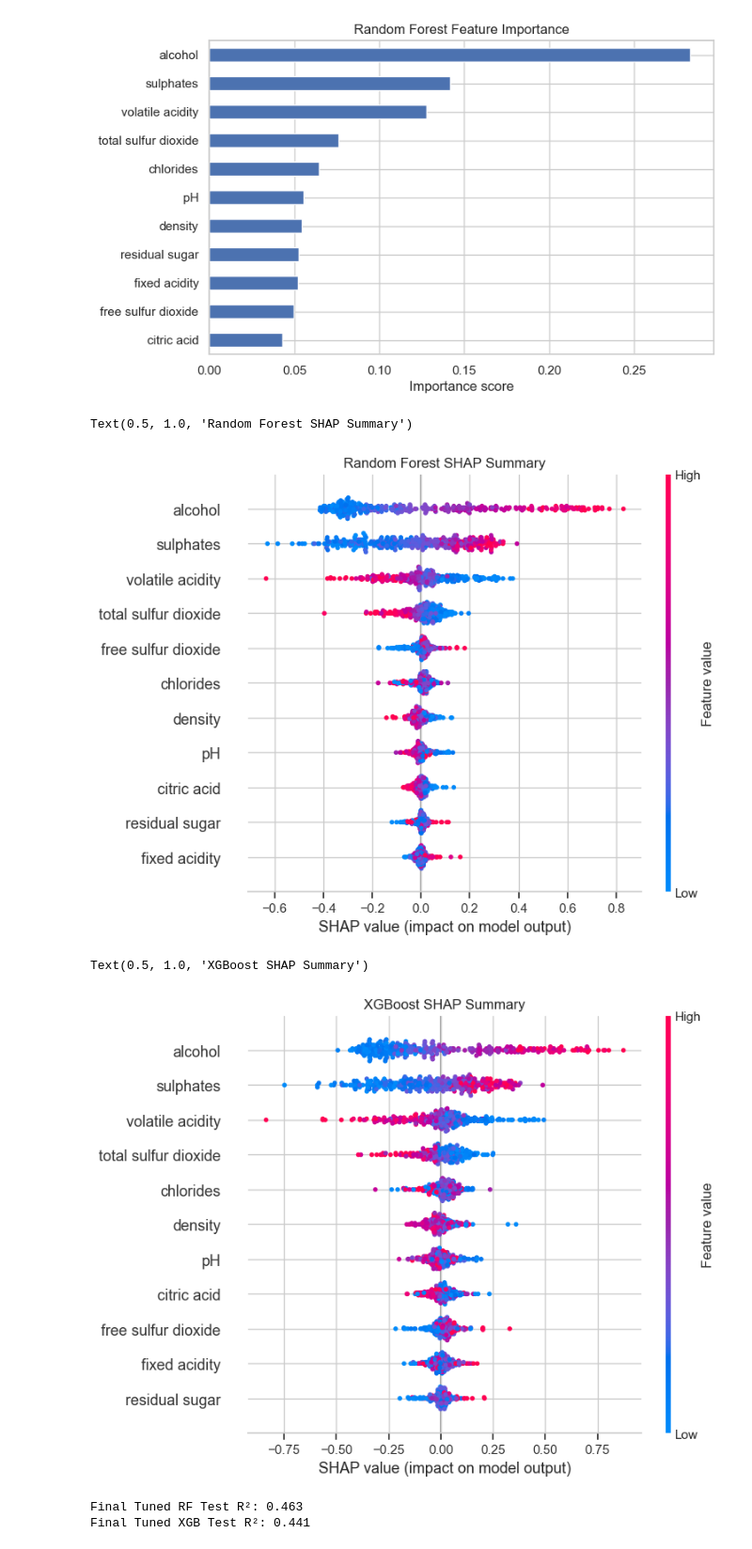
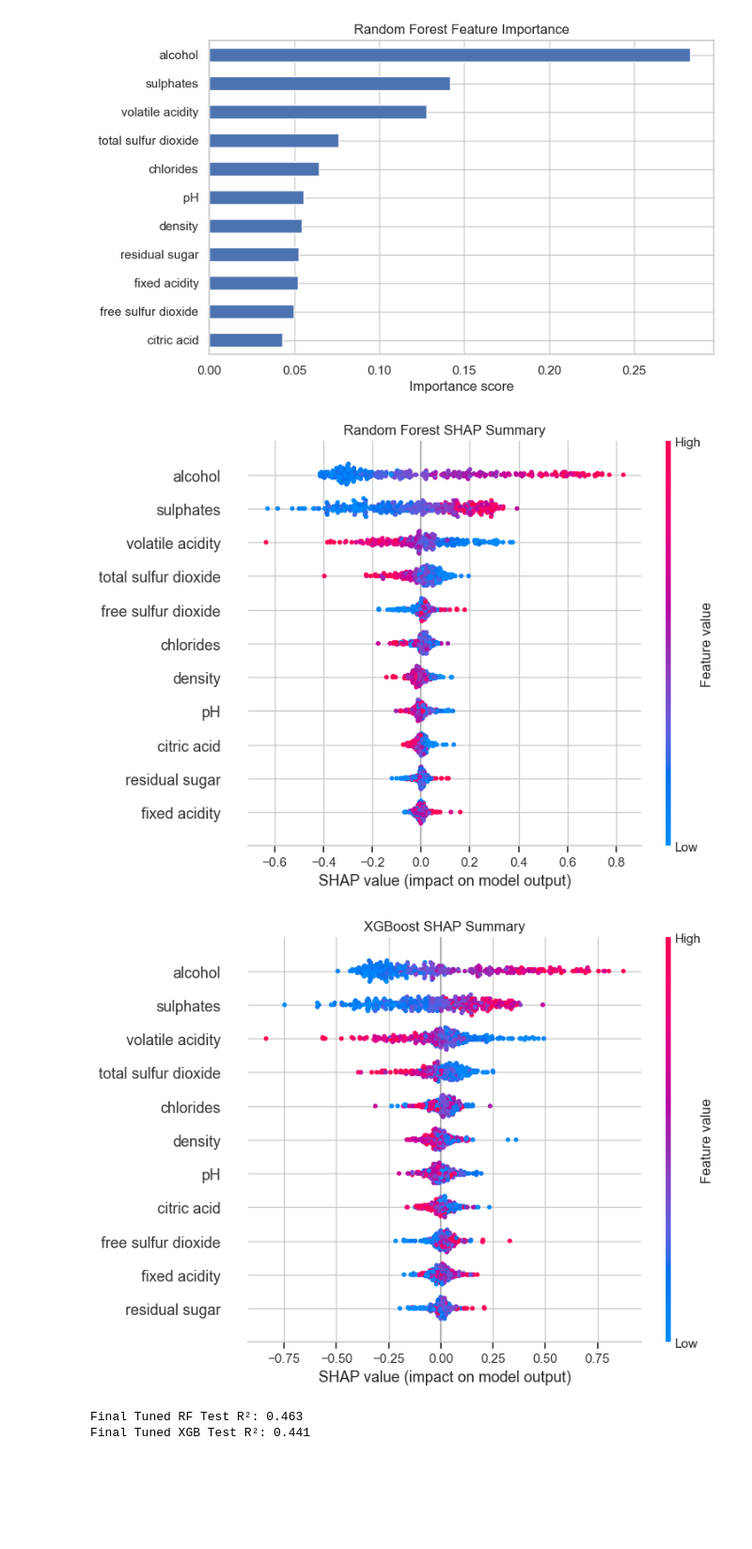
Before and after one commit to benmckenz000/wine-quality-modeling, a Jupyter notebook: wine_quality.ipynb, the cells around one changed output. Shown at 94% size. Cells and saved outputs as stored; diff of their text form; code cells hidden in the pictures; blank space fills up the shorter version.

```diff
--- a/wine_quality.ipynb
+++ b/wine_quality.ipynb
@@ -365,24 +366,22 @@ plt.xlabel("Importance score")
 plt.show()
 # %% [output]
 [figure]
-# %%
-explain_rf = shap.TreeExplainer(best_rf)
-shap_values_rf = explain_rf.shap_values(X_test)
-
-shap.summary_plot(shap_values_rf, X_test, show=False)
-plt.title("Random Forest SHAP Summary")
-# %% [output]
-Text(0.5, 1.0, 'Random Forest SHAP Summary')
-[figure, removed]
-# %%
-explain_xgb = shap.TreeExplainer(best_xgb)
-shap_values_xgb = explain_xgb.shap_values(X_test)
-
-shap.summary_plot(shap_values_xgb, X_test, show=False)
-plt.title("XGBoost SHAP Summary")
-# %% [output]
-Text(0.5, 1.0, 'XGBoost SHAP Summary')
-[figure, removed]
+# %%
+shap_models = {
+    "Random Forest": best_rf,
+    "XGBoost": best_xgb
+}
+
+for name, model in shap_models.items():
+    explainer = shap.TreeExplainer(model)
+    shap_values = explainer.shap_values(X_test)
+    shap.summary_plot(shap_values, X_test, show=False)
+    plt.title(f"{name} SHAP Summary")
+    plt.tight_layout()
+    plt.show()
+# %% [output]
+[figure, added]
+[figure, added]
 # %%
 # Generate final test set predictions using the tuned models
 rf_tuned_preds = best_rf.predict(X_test)
```
Also changed, not shown: parts of 3 cells of this notebook, 1 other file.
